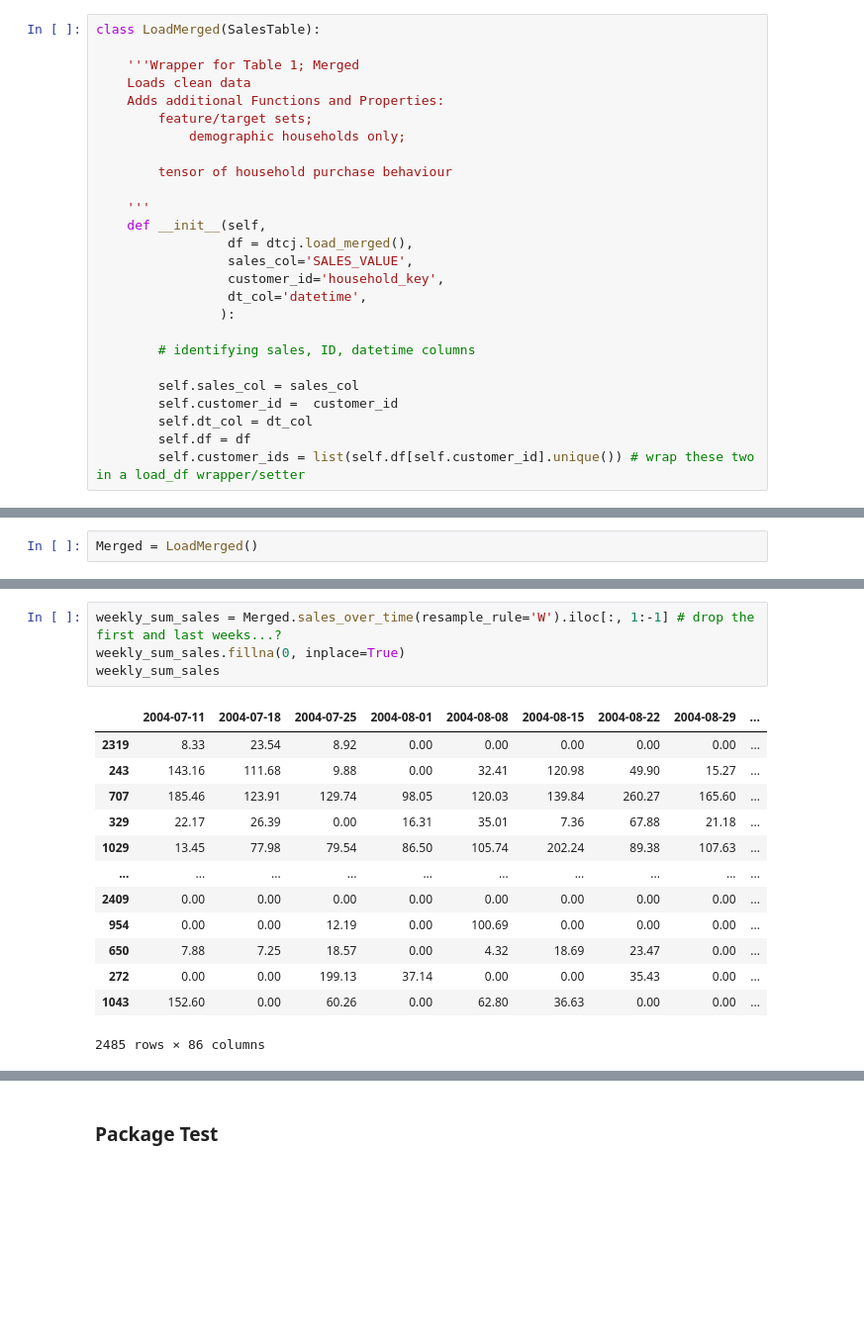
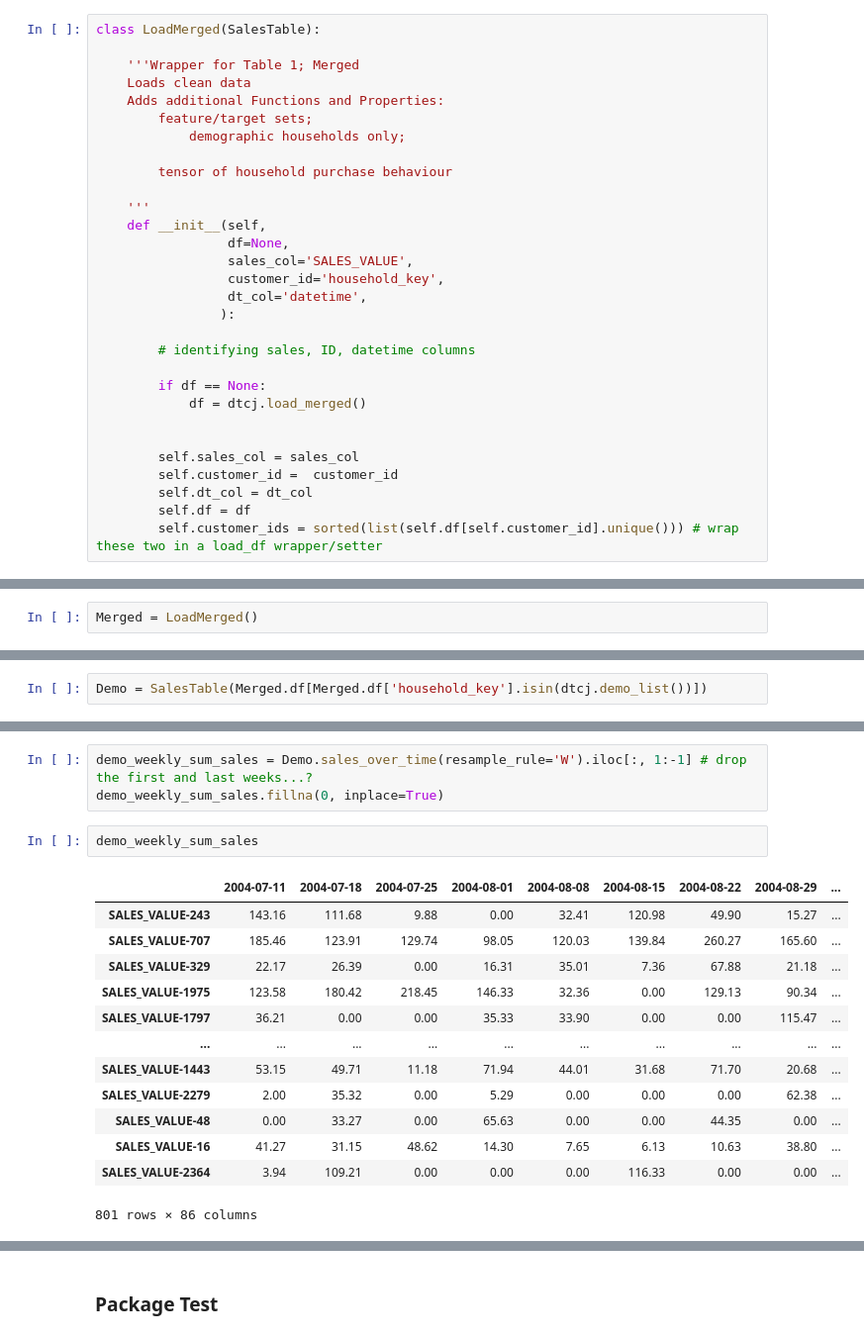
Before and after one commit to np1919/DTCJ, a Jupyter notebook: Developing matrices to model customer purchase behaviour over time.ipynb, the cells around one changed output, grey strips where cells are left out. Shown at 99% size. Saved outputs shown, nothing was run; the diff lists cells and outputs as text; blank space fills up the shorter version.

```diff
--- a/Developing matrices to model customer purchase behaviour over time.ipynb
+++ b/Developing matrices to model customer purchase behaviour over time.ipynb
@@ -103,7 +132,7 @@ class LoadMerged(SalesTable):
 
     '''
     def __init__(self,
-                 df = dtcj.load_merged(),
+                 df=None,
                  sales_col='SALES_VALUE',
                  customer_id='household_key',
                  dt_col='datetime',
@@ -111,8 +140,12 @@ class LoadMerged(SalesTable):
 
         # identifying sales, ID, datetime columns
 
+        if df == None:
+            df = dtcj.load_merged()
+
+
         self.sales_col = sales_col
         self.customer_id =  customer_id
         self.dt_col = dt_col
         self.df = df
-        self.customer_ids = list(self.df[self.customer_id].unique()) # wrap these two in a load_df wrapper/setter
+        self.customer_ids = sorted(list(self.df[self.customer_id].unique())) # wrap these two in a load_df wrapper/setter
@@ -123 +160,3 @@ Merged.__repr__()
+# %%
+Demo = SalesTable(Merged.df[Merged.df['household_key'].isin(dtcj.demo_list())])
 # %%
@@ -137,18 +217,19 @@ demo = demo_Merged.df
+# %%
+demo_weekly_sum_sales = Demo.sales_over_time(resample_rule='W').iloc[:, 1:-1] # drop the first and last weeks...?
+demo_weekly_sum_sales.fillna(0, inplace=True)
 # %%
-weekly_sum_sales = Merged.sales_over_time(resample_rule='W').iloc[:, 1:-1] # drop the first and last weeks...?
-weekly_sum_sales.fillna(0, inplace=True)
-weekly_sum_sales
+demo_weekly_sum_sales
 # %% [output]
 |  | 2004-07-11 | 2004-07-18 | 2004-07-25 | 2004-08-01 | 2004-08-08 | 2004-08-15 | 2004-08-22 | 2004-08-29 | ... |
-| 2319 | 8.33 | 23.54 | 8.92 | 0.00 | 0.00 | 0.00 | 0.00 | 0.00 | ... |
-| 243 | 143.16 | 111.68 | 9.88 | 0.00 | 32.41 | 120.98 | 49.90 | 15.27 | ... |
-| 707 | 185.46 | 123.91 | 129.74 | 98.05 | 120.03 | 139.84 | 260.27 | 165.60 | ... |
-| 329 | 22.17 | 26.39 | 0.00 | 16.31 | 35.01 | 7.36 | 67.88 | 21.18 | ... |
-| 1029 | 13.45 | 77.98 | 79.54 | 86.50 | 105.74 | 202.24 | 89.38 | 107.63 | ... |
+| SALES_VALUE-243 | 143.16 | 111.68 | 9.88 | 0.00 | 32.41 | 120.98 | 49.90 | 15.27 | ... |
+| SALES_VALUE-707 | 185.46 | 123.91 | 129.74 | 98.05 | 120.03 | 139.84 | 260.27 | 165.60 | ... |
+| SALES_VALUE-329 | 22.17 | 26.39 | 0.00 | 16.31 | 35.01 | 7.36 | 67.88 | 21.18 | ... |
+| SALES_VALUE-1975 | 123.58 | 180.42 | 218.45 | 146.33 | 32.36 | 0.00 | 129.13 | 90.34 | ... |
+| SALES_VALUE-1797 | 36.21 | 0.00 | 0.00 | 35.33 | 33.90 | 0.00 | 0.00 | 115.47 | ... |
 | ... | ... | ... | ... | ... | ... | ... | ... | ... | ... |
-| 2409 | 0.00 | 0.00 | 0.00 | 0.00 | 0.00 | 0.00 | 0.00 | 0.00 | ... |
-| 954 | 0.00 | 0.00 | 12.19 | 0.00 | 100.69 | 0.00 | 0.00 | 0.00 | ... |
-| 650 | 7.88 | 7.25 | 18.57 | 0.00 | 4.32 | 18.69 | 23.47 | 0.00 | ... |
-| 272 | 0.00 | 0.00 | 199.13 | 37.14 | 0.00 | 0.00 | 35.43 | 0.00 | ... |
-| 1043 | 152.60 | 0.00 | 60.26 | 0.00 | 62.80 | 36.63 | 0.00 | 0.00 | ... |
+| SALES_VALUE-1443 | 53.15 | 49.71 | 11.18 | 71.94 | 44.01 | 31.68 | 71.70 | 20.68 | ... |
+| SALES_VALUE-2279 | 2.00 | 35.32 | 0.00 | 5.29 | 0.00 | 0.00 | 0.00 | 62.38 | ... |
+| SALES_VALUE-48 | 0.00 | 33.27 | 0.00 | 65.63 | 0.00 | 0.00 | 44.35 | 0.00 | ... |
+| SALES_VALUE-16 | 41.27 | 31.15 | 48.62 | 14.30 | 7.65 | 6.13 | 10.63 | 38.80 | ... |
+| SALES_VALUE-2364 | 3.94 | 109.21 | 0.00 | 0.00 | 0.00 | 116.33 | 0.00 | 0.00 | ... |
-2485 rows × 86 columns
+801 rows × 86 columns
```
Also changed, not shown: parts of 80 cells of this notebook.
